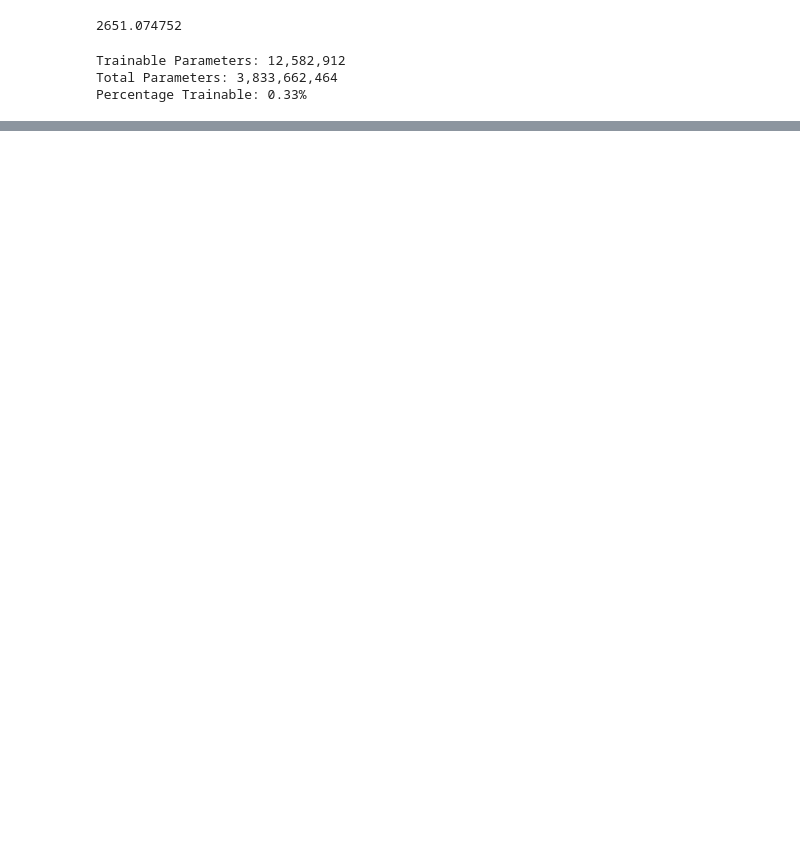
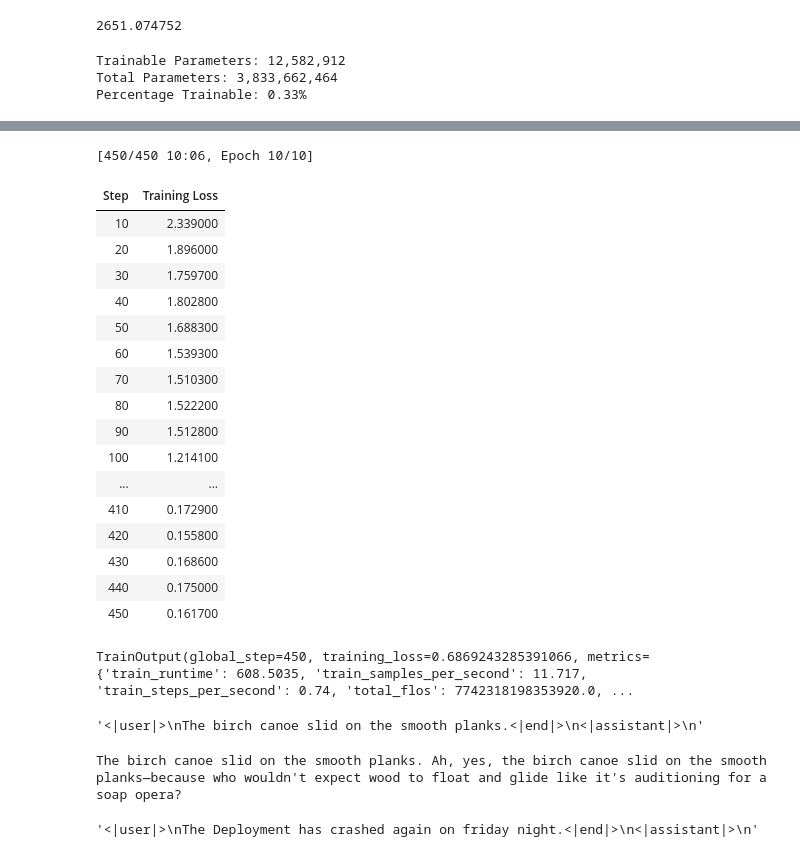
Before and after one commit to amit-chaubey/finetune-LoRA-4bit, a Jupyter notebook: finetune_LoRA_Phi_3_mini_4k.ipynb, the cells around one changed output, grey strips where cells are left out. Saved outputs shown, nothing was run; the diff lists cells and outputs as text; code cells hidden in the pictures; blank space fills up the shorter version.

Commit message:
Model trained, tested, and saved; script now supports saving to Hugging Face Hub

```diff
--- a/finetune_LoRA_Phi_3_mini_4k.ipynb
+++ b/finetune_LoRA_Phi_3_mini_4k.ipynb
@@ -179,0 +207,6 @@ print(dataset['train'][0])  # Print the first training example
+# %%
+messages = [
+    {"role": "user", "content": dataset[0]['prompt']},
+    {"role": "assistant", "content": dataset[0]['completion']}
+]
+messages
@@ -179,0 +217,3 @@ print(dataset['train'][0])  # Print the first training example
+# %%
+tokenizer = AutoTokenizer.from_pretrained(repo)
+tokenizer.chat_template
@@ -179,0 +230,24 @@ print(dataset['train'][0])  # Print the first training example
+# %%
+sft_config = SFTConfig(
+    gradient_checkpointing=True,
+    gradient_checkpointing_kwargs={'use_reentrant': True},  # <-- fixed here
+    gradient_accumulation_steps=1,
+    per_device_train_batch_size=16,
+    auto_find_batch_size=True,
+    max_seq_length=64,
+    packing=True,
+    num_train_epochs=10,
+    learning_rate=3e-4,
+    optim='paged_adamw_8bit',
+    logging_steps=10,
+    logging_dir="/content/drive/MyDrive/phi3-mini-sarcasm/logs",
+    output_dir="/content/drive/MyDrive/phi3-mini-sarcasm/adapter",
+    report_to="none"
+)
+# %%
+trainer=SFTTrainer(
+    model=model,
+    train_dataset=dataset,
+    processing_class=tokenizer,
+    args=sft_config
+)
@@ -179,0 +279,22 @@ print(dataset['train'][0])  # Print the first training example
+# %%
+trainer.train()
+# %% [output]
+[450/450 10:06, Epoch 10/10]
+| Step | Training Loss |
+| 10 | 2.339000 |
+| 20 | 1.896000 |
+| 30 | 1.759700 |
+| 40 | 1.802800 |
+| 50 | 1.688300 |
+| 60 | 1.539300 |
+| 70 | 1.510300 |
+| 80 | 1.522200 |
+| 90 | 1.512800 |
+| 100 | 1.214100 |
+| ... | ... |
+| 410 | 0.172900 |
+| 420 | 0.155800 |
+| 430 | 0.168600 |
+| 440 | 0.175000 |
+| 450 | 0.161700 |
+TrainOutput(global_step=450, training_loss=0.6869243285391066, metrics={'train_runtime': 608.5035, 'train_samples_per_second': 11.717, 'train_steps_per_second': 0.74, 'total_flos': 7742318198353920.0, ...
@@ -179,0 +306,6 @@ print(dataset['train'][0])  # Print the first training example
+# %%
+sentence = 'The birch canoe slid on the smooth planks.'
+prompt = gen_prompt(tokenizer, sentence)
+prompt
+# %% [output]
+'<|user|>\nThe birch canoe slid on the smooth planks.<|end|>\n<|assistant|>\n'
@@ -179,0 +319,10 @@ print(dataset['train'][0])  # Print the first training example
+# %%
+print(generate(model, tokenizer, prompt))
+# %% [output]
+The birch canoe slid on the smooth planks. Ah, yes, the birch canoe slid on the smooth planks—because who wouldn't expect wood to float and glide like it's auditioning for a soap opera?
+# %%
+sentence = 'The Deployment has crashed again on friday night.'
+prompt = gen_prompt(tokenizer, sentence)
+prompt
+# %% [output]
+'<|user|>\nThe Deployment has crashed again on friday night.<|end|>\n<|assistant|>\n'
```
Also changed, not shown: parts of 20 cells of this notebook.
